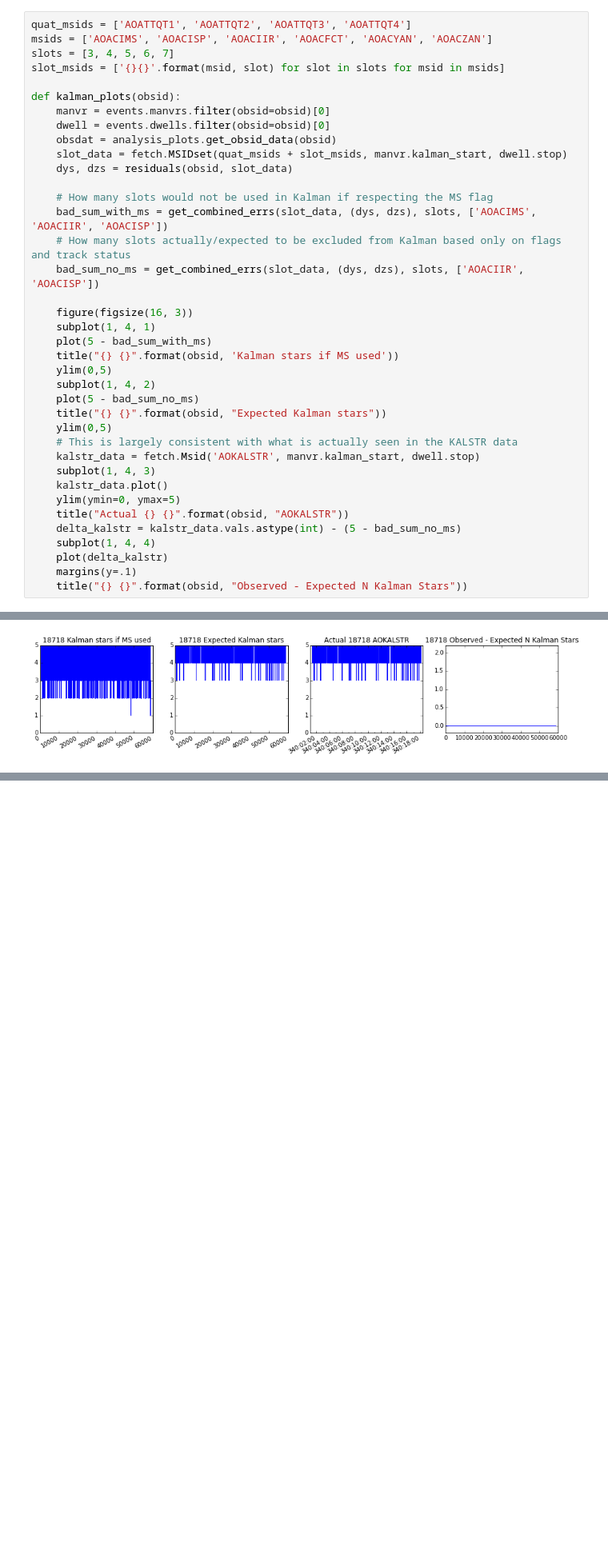
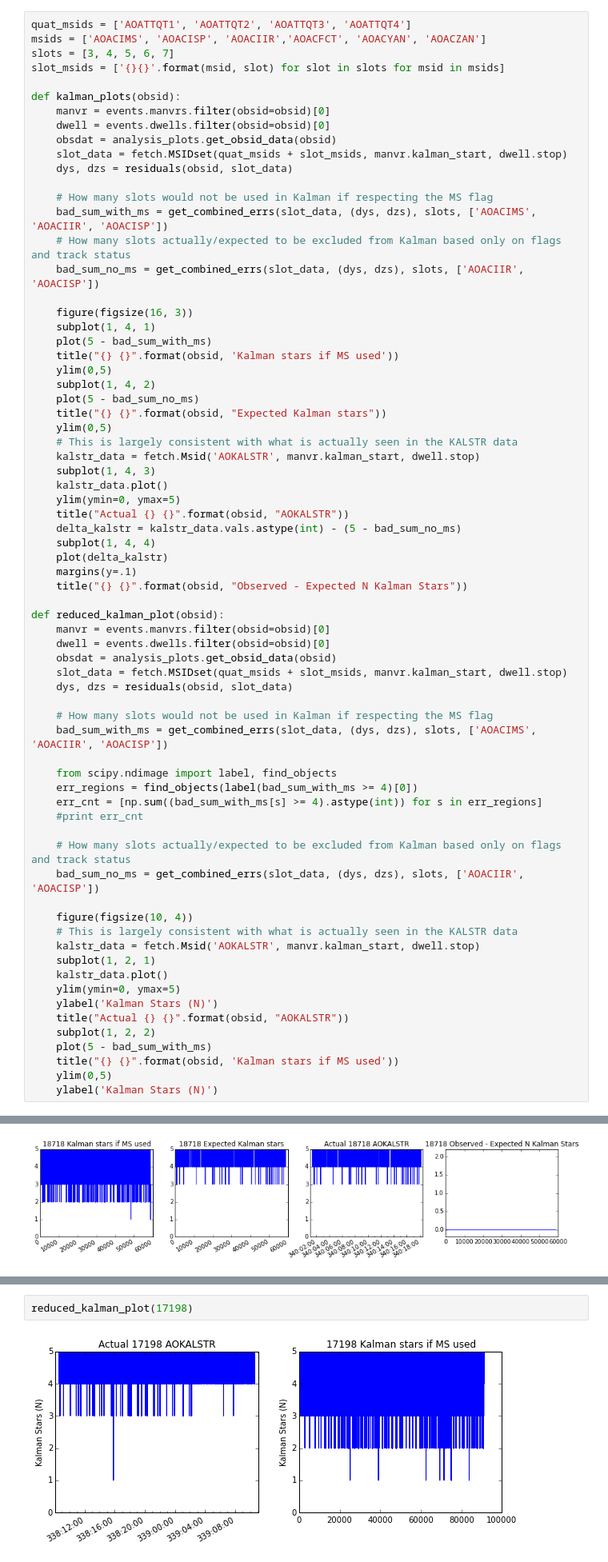
Before and after one commit to sot/aca_status_flags, a Jupyter notebook: ms_disable_in_guide_review.ipynb, the cells around one changed output, grey strips where cells are left out. Shown: that part at 80% size. Drawn from its saved outputs; the diff is of its cells as text; blank space fills up the shorter version.

Commit message:
Add smaller set of kalman plots for fdb

```diff
--- a/ms_disable_in_guide_review.ipynb
+++ b/ms_disable_in_guide_review.ipynb
@@ -104,7 +104,7 @@ def get_combined_errs(slot_data, residuals, slots, flags):
     return bad_sum
 # %%
 quat_msids = ['AOATTQT1', 'AOATTQT2', 'AOATTQT3', 'AOATTQT4']
-msids = ['AOACIMS', 'AOACISP', 'AOACIIR', 'AOACFCT', 'AOACYAN', 'AOACZAN']
+msids = ['AOACIMS', 'AOACISP', 'AOACIIR','AOACFCT', 'AOACYAN', 'AOACZAN']
 slots = [3, 4, 5, 6, 7]
 slot_msids = ['{}{}'.format(msid, slot) for slot in slots for msid in msids]
 
@@ -140,6 +140,38 @@ def kalman_plots(obsid):
     plot(delta_kalstr)
     margins(y=.1)
     title("{} {}".format(obsid, "Observed - Expected N Kalman Stars"))
+
+def reduced_kalman_plot(obsid):
+    manvr = events.manvrs.filter(obsid=obsid)[0]
+    dwell = events.dwells.filter(obsid=obsid)[0]
+    obsdat = analysis_plots.get_obsid_data(obsid)
+    slot_data = fetch.MSIDset(quat_msids + slot_msids, manvr.kalman_start, dwell.stop)
+    dys, dzs = residuals(obsid, slot_data)
+
+    # How many slots would not be used in Kalman if respecting the MS flag
+    bad_sum_with_ms = get_combined_errs(slot_data, (dys, dzs), slots, ['AOACIMS', 'AOACIIR', 'AOACISP'])
+
+    from scipy.ndimage import label, find_objects
+    err_regions = find_objects(label(bad_sum_with_ms >= 4)[0])
+    err_cnt = [np.sum((bad_sum_with_ms[s] >= 4).astype(int)) for s in err_regions]
+    #print err_cnt
+
+    # How many slots actually/expected to be excluded from Kalman based only on flags and track status
+    bad_sum_no_ms = get_combined_errs(slot_data, (dys, dzs), slots, ['AOACIIR', 'AOACISP'])
+
+    figure(figsize(10, 4))
+    # This is largely consistent with what is actually seen in the KALSTR data
+    kalstr_data = fetch.Msid('AOKALSTR', manvr.kalman_start, dwell.stop)
+    subplot(1, 2, 1)
+    kalstr_data.plot()
+    ylim(ymin=0, ymax=5)
+    ylabel('Kalman Stars (N)')
+    title("Actual {} {}".format(obsid, "AOKALSTR"))
+    subplot(1, 2, 2)
+    plot(5 - bad_sum_with_ms)
+    title("{} {}".format(obsid, 'Kalman stars if MS used'))
+    ylim(0,5)
+    ylabel('Kalman Stars (N)')
 # %% [markdown]
 ## The Expected and Actual data are consistent.
 
@@ -156,0 +191,4 @@ kalman_plots(18718)
+# %%
+reduced_kalman_plot(17198)
+# %% [output]
+[figure, added]
```
Also changed, not shown: parts of 5 cells of this notebook.
